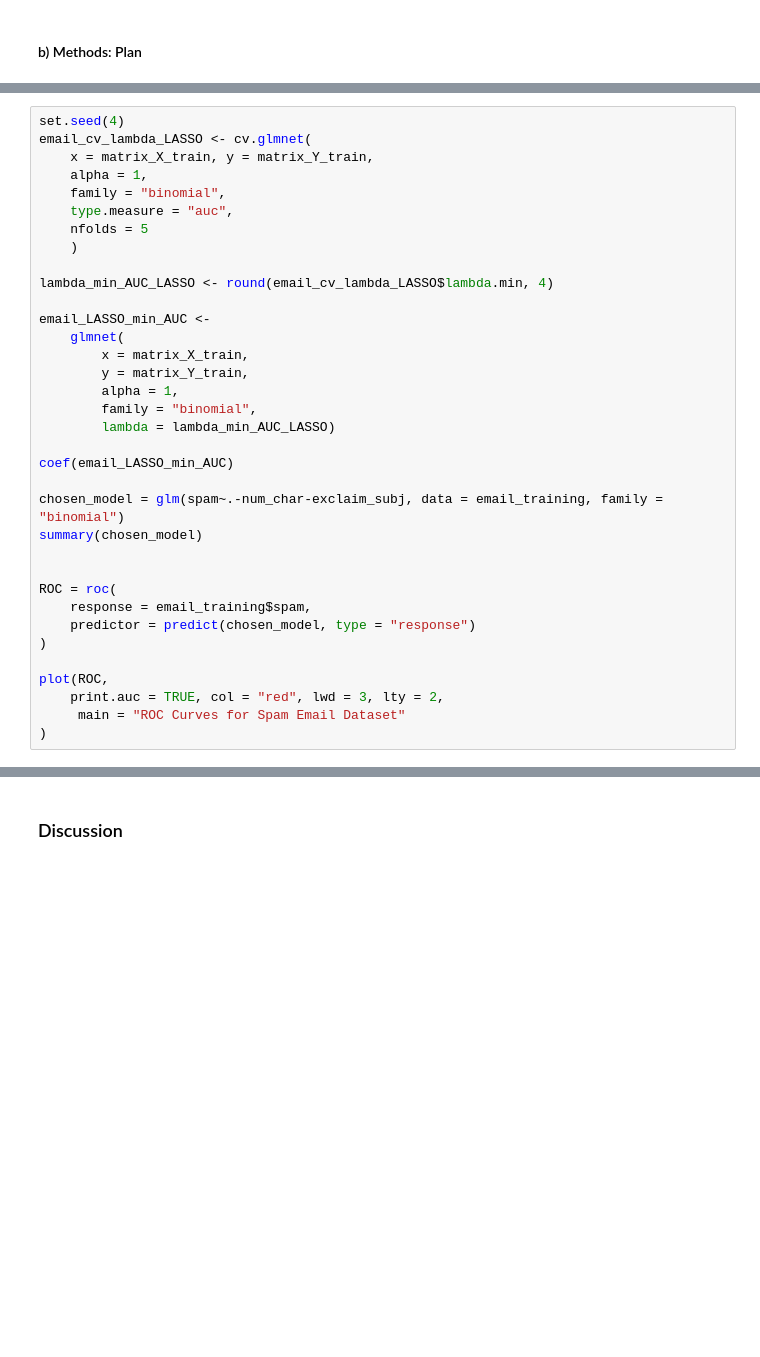
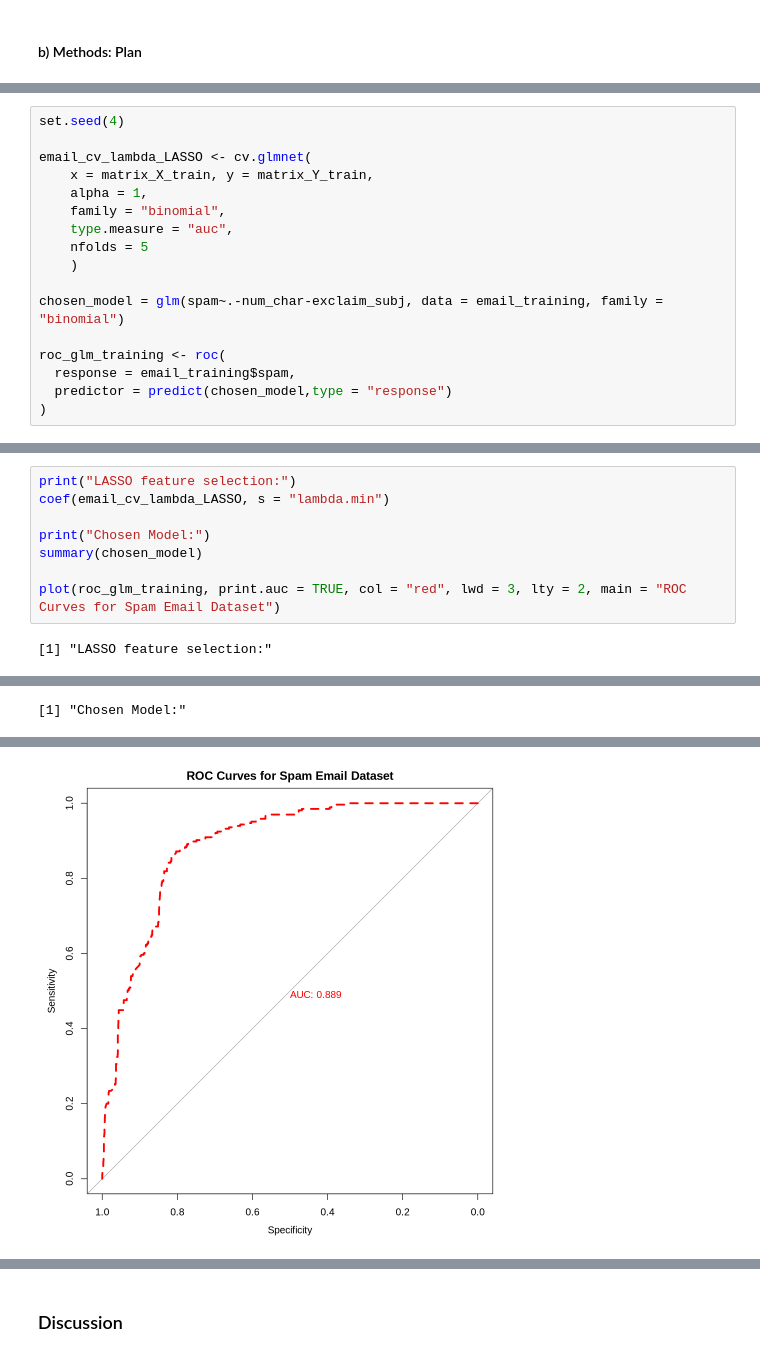
Before and after one commit to yukihuang7777/STAT301_final_project, a Jupyter notebook: Final Project.ipynb, the cells around one changed output, grey strips where cells are left out. Saved outputs shown, nothing was run; the diff lists cells and outputs as text; blank space fills up the shorter version.

```diff
--- a/Final Project.ipynb
+++ b/Final Project.ipynb
@@ -71,5 +68,6 @@ matrix_Y_train <-
 # %%
 set.seed(4)
+
 email_cv_lambda_LASSO <- cv.glmnet(
     x = matrix_X_train, y = matrix_Y_train,
     alpha = 1,
@@ -78,29 +76,10 @@ email_cv_lambda_LASSO <- cv.glmnet(
     nfolds = 5
     )
 
-lambda_min_AUC_LASSO <- round(email_cv_lambda_LASSO$lambda.min, 4)
+chosen_model = glm(spam~.-num_char-exclaim_subj, data = email_training, family = "binomial")
 
-email_LASSO_min_AUC <-
-    glmnet(
-        x = matrix_X_train,
-        y = matrix_Y_train,
-        alpha = 1,
-        family = "binomial",
-        lambda = lambda_min_AUC_LASSO)
-
-coef(email_LASSO_min_AUC)
-
-chosen_model = glm(spam~.-num_char-exclaim_subj, data = email_training, family = "binomial")
-summary(chosen_model)
-
-
-ROC = roc(
-    response = email_training$spam,
-    predictor = predict(chosen_model, type = "response")
+roc_glm_training <- roc(
+  response = email_training$spam,
+  predictor = predict(chosen_model,type = "response")
 )
-
-plot(ROC,
-    print.auc = TRUE, col = "red", lwd = 3, lty = 2,
-     main = "ROC Curves for Spam Email Dataset"
-)
 # %% [output]
@@ -146,0 +91,10 @@ Setting direction: controls < cases
+# %%
+print("LASSO feature selection:")
+coef(email_cv_lambda_LASSO, s = "lambda.min")
+
+print("Chosen Model:")
+summary(chosen_model)
+
+plot(roc_glm_training, print.auc = TRUE, col = "red", lwd = 3, lty = 2, main = "ROC Curves for Spam Email Dataset")
+# %% [output]
+[1] "LASSO feature selection:"
@@ -146,0 +118 @@ Setting direction: controls < cases
+[1] "Chosen Model:"
@@ -147 +136,2 @@ Setting direction: controls < cases
+[figure, added]
 # %%
```
Also changed, not shown: parts of 5 cells of this notebook.
